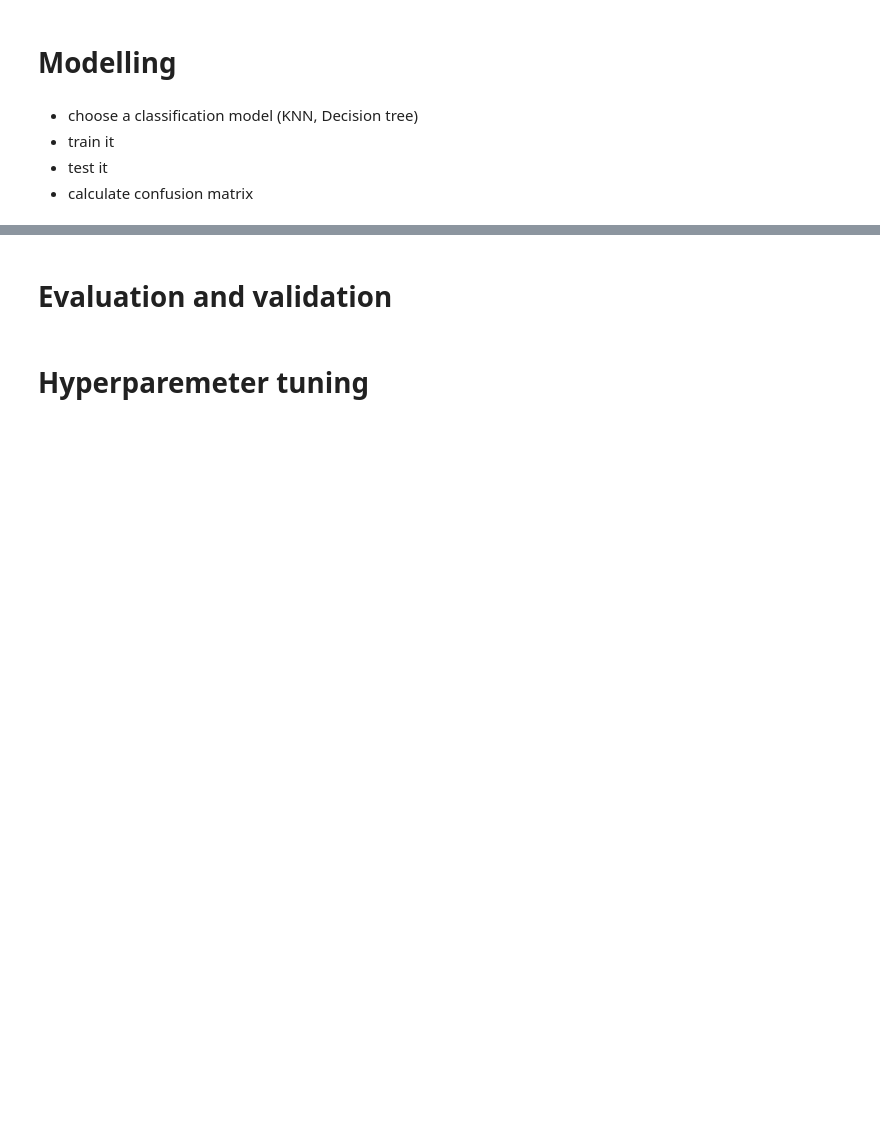
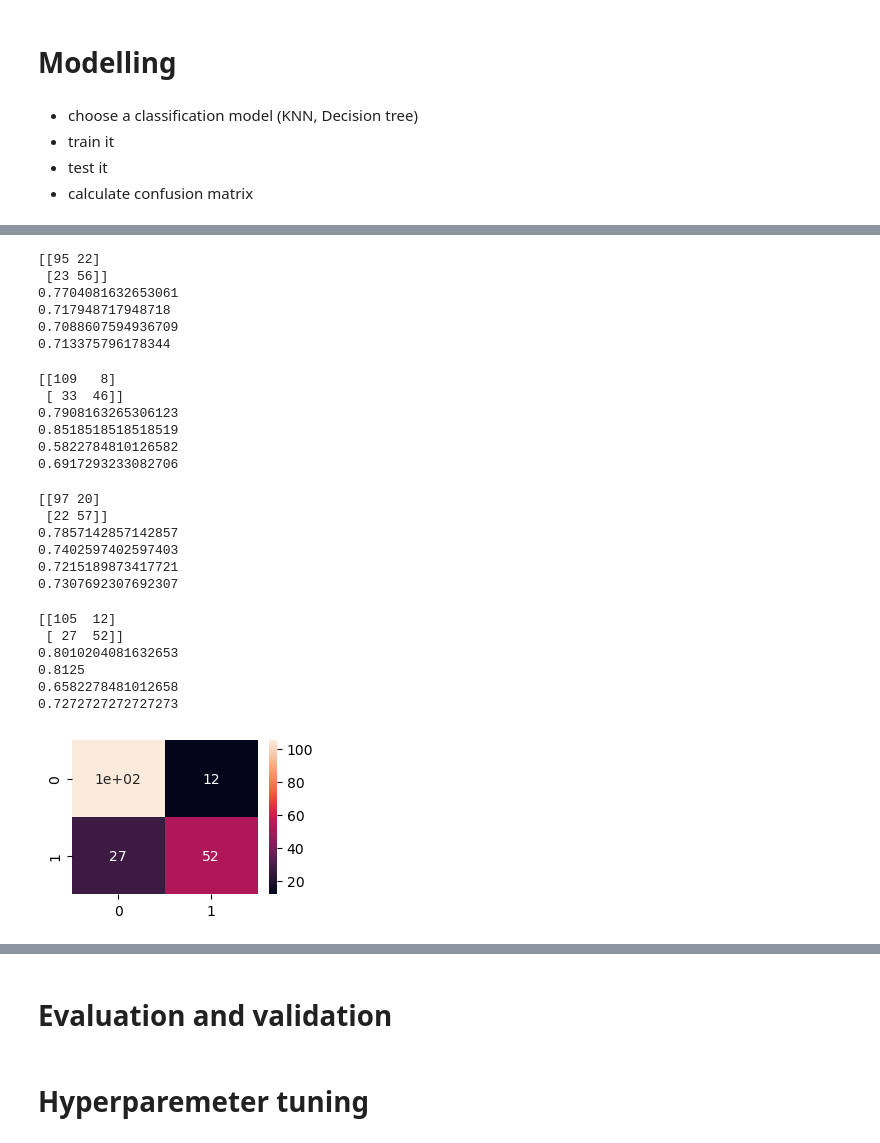
Before and after one commit to deepson1996/machine_learning, a Jupyter notebook: titanic_analysis.ipynb, the cells around one changed output, grey strips where cells are left out. Drawn from its saved outputs; the diff is of its cells as text; code cells hidden in the pictures; blank space fills up the shorter version.

```diff
--- a/titanic_analysis.ipynb
+++ b/titanic_analysis.ipynb
@@ -206,3 +211,7 @@ print(X_train.shape, X_test.shape, y_train.shape, y_test.shape)
 - train it
 - test it
 - calculate confusion matrix
+# %%
+from sklearn.tree import DecisionTreeClassifier, plot_tree
+model = DecisionTreeClassifier(max_depth=14, random_state=42)
+model.fit(X_train, y_train)
@@ -208,0 +230,75 @@ print(X_train.shape, X_test.shape, y_train.shape, y_test.shape)
+# %%
+from sklearn.metrics import confusion_matrix, accuracy_score, precision_score, recall_score, f1_score
+print(confusion_matrix(y_test, y_pred))
+print(accuracy_score(y_test, y_pred))
+print(precision_score(y_test, y_pred))
+print(recall_score(y_test, y_pred))
+print(f1_score(y_test, y_pred))
+# %% [output]
+[[95 22]
+ [23 56]]
+0.7704081632653061
+0.717948717948718
+0.7088607594936709
+0.713375796178344
+# %%
+from sklearn.svm import SVC
+model = SVC()
+model.fit(X_train, y_train)
+y_pred = model.predict(X_test)
+
+print(confusion_matrix(y_test, y_pred))
+print(accuracy_score(y_test, y_pred))
+print(precision_score(y_test, y_pred))
+print(recall_score(y_test, y_pred))
+print(f1_score(y_test, y_pred))
+# %% [output]
+[[109   8]
+ [ 33  46]]
+0.7908163265306123
+0.8518518518518519
+0.5822784810126582
+0.6917293233082706
+# %%
+from sklearn.linear_model import LogisticRegression
+model = LogisticRegression()
+model.fit(X_train, y_train)
+y_pred = model.predict(X_test)
+
+print(confusion_matrix(y_test, y_pred))
+print(accuracy_score(y_test, y_pred))
+print(precision_score(y_test, y_pred))
+print(recall_score(y_test, y_pred))
+print(f1_score(y_test, y_pred))
+# %% [output]
+[[97 20]
+ [22 57]]
+0.7857142857142857
+0.7402597402597403
+0.7215189873417721
+0.7307692307692307
+# %%
+from sklearn.neighbors import KNeighborsClassifier
+model = KNeighborsClassifier(n_neighbors=35)
+model.fit(X_train, y_train)
+y_pred = model.predict(X_test)
+
+cm = confusion_matrix(y_test, y_pred)
+print(cm)
+print(accuracy_score(y_test, y_pred))
+print(precision_score(y_test, y_pred))
+print(recall_score(y_test, y_pred))
+print(f1_score(y_test, y_pred))
+# %% [output]
+[[105  12]
+ [ 27  52]]
+0.8010204081632653
+0.8125
+0.6582278481012658
+0.7272727272727273
+# %%
+plt.figure(figsize=(3,2))
+sns.heatmap(cm, annot=True)
+plt.show()
+# %% [output]
+[figure, added]
```
Also changed, not shown: parts of 7 cells of this notebook.
